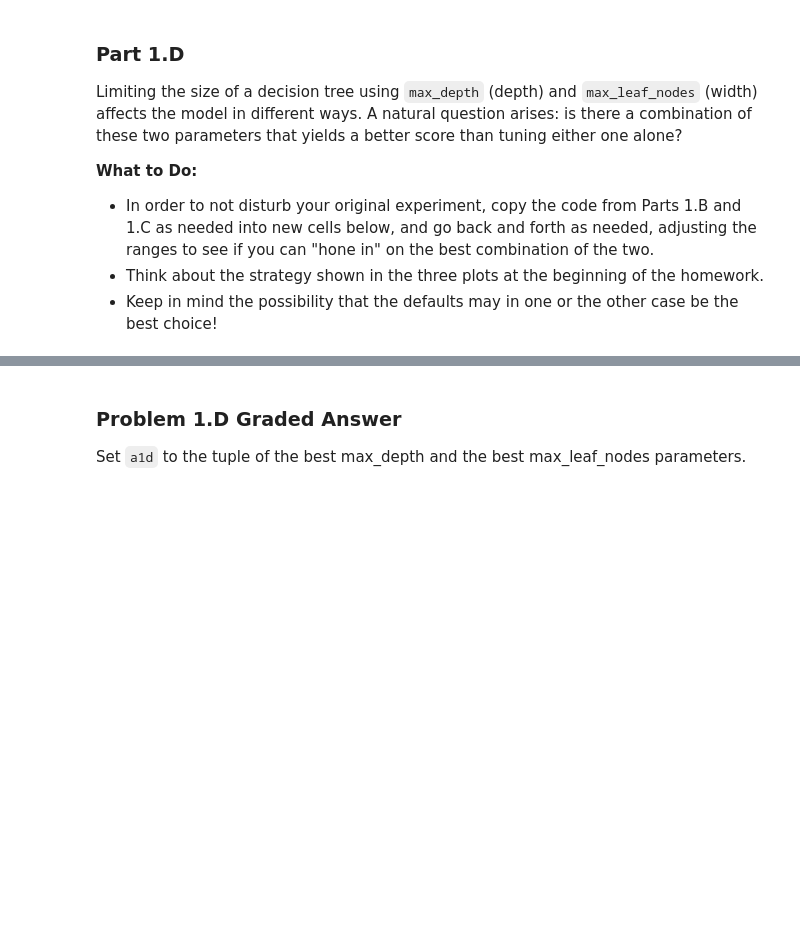
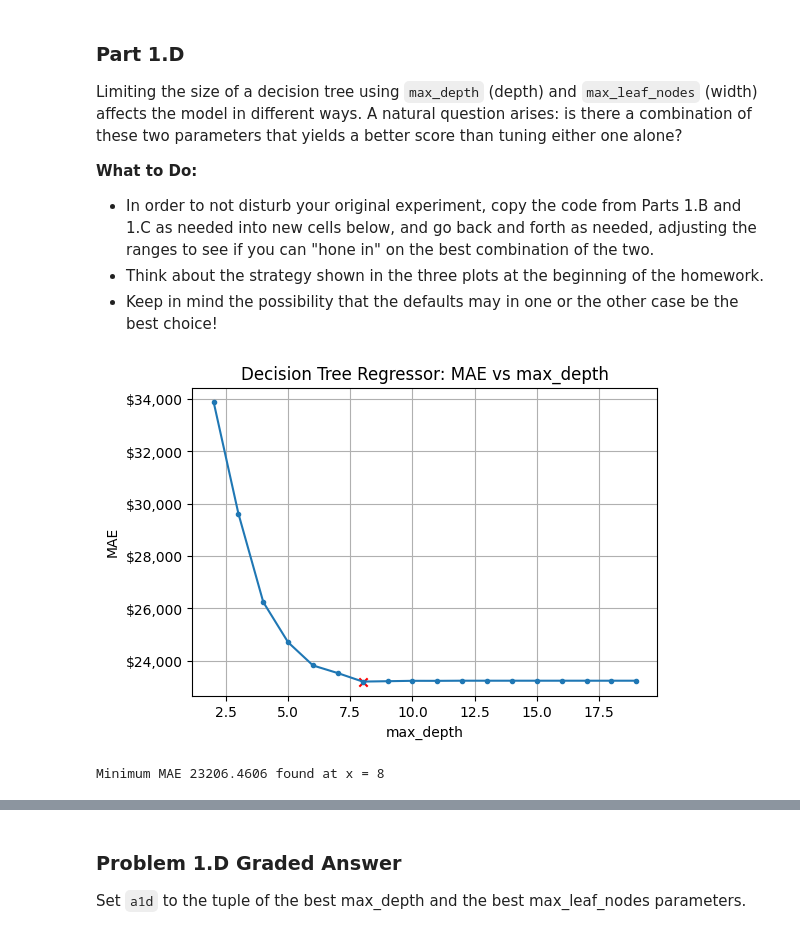
Before and after one commit to wadieabbas/Module-3-Assignments, a Jupyter notebook: Homework_06.ipynb, the cells around one changed output, grey strips where cells are left out. Drawn from its saved outputs; the diff is of its cells as text; code cells hidden in the pictures; blank space fills up the shorter version.

```diff
--- a/Homework_06.ipynb
+++ b/Homework_06.ipynb
@@ -311,0 +385,37 @@ Limiting the size of a decision tree using `max_depth` (depth) and `max_leaf_nod
+# %%
+param = 'max_depth'
+
+parameter_list = range(2,20)
+
+MAEs = []
+
+for d in tqdm(parameter_list):
+
+    MAEs.append(run_decision_tree_regressor(X_train, y_train, random_state=random_seed, max_depth=d, max_leaf_nodes=90))
+
+
+# Find the minimum value
+min_MAE = min(MAEs)
+
+# Find the index of the minimum value
+min_index = MAEs.index(min_MAE)
+
+plt.figure(figsize=(6, 4))
+plt.title("Decision Tree Regressor: MAE vs "+param)
+plt.plot(parameter_list, MAEs, marker='.')
+plt.scatter([parameter_list[min_index]],[min_MAE],marker='x',color='red')
+plt.gca().yaxis.set_major_formatter(mticker.FuncFormatter(dollar_format))
+plt.xlabel(param)
+plt.ylabel("MAE")
+plt.grid()
+plt.show()
+
+if isinstance(parameter_list[min_index], int):
+    print(f"Minimum MAE {min_MAE:.4f} found at x = {parameter_list[min_index]}")
+else:
+    print(f"Minimum MAE {min_MAE:.4f} found at x = {parameter_list[min_index]:.4f}")
+
+optimal_max_depth = parameter_list[min_index]
+# %% [output]
+[figure, added]
+Minimum MAE 23206.4606 found at x = 8
```
Also changed, not shown: parts of 37 cells of this notebook, 4 other files.
